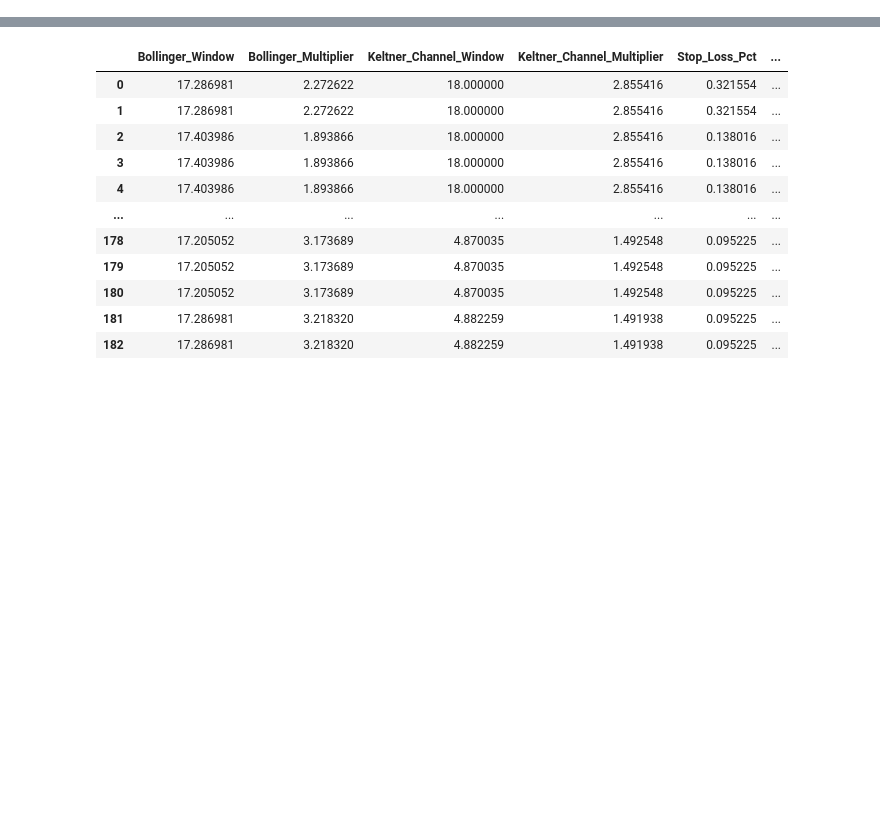
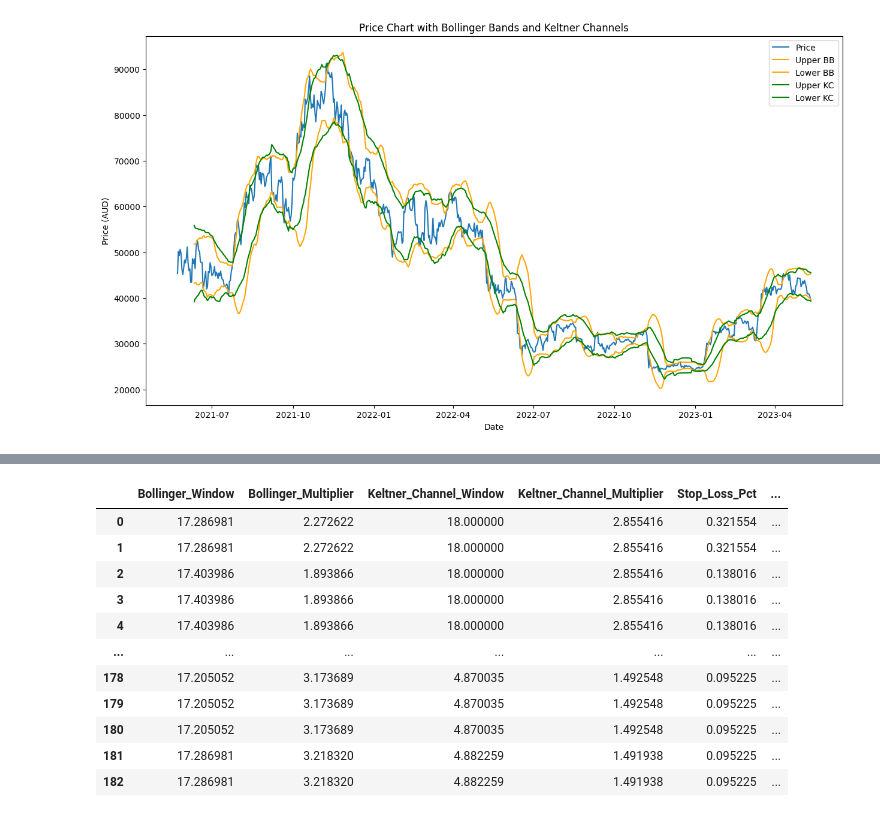
Before and after one commit to ophixus/CITS4404-project, a Jupyter notebook: NSGA-II with Strategy.ipynb, the cells around one changed output, grey strips where cells are left out. Saved outputs shown, nothing was run; the diff lists cells and outputs as text; code cells hidden in the pictures; blank space fills up the shorter version.

```diff
--- a/NSGA-II with Strategy.ipynb
+++ b/NSGA-II with Strategy.ipynb
@@ -193,0 +230,26 @@ Total Return: 52.47'
+# %%
+# create the figure and axis objects
+fig, ax = plt.subplots(figsize=(15, 8))
+
+# plot the price data
+ax.plot(df.index, df['close'], label='Price')
+
+# plot the Bollinger Bands and Keltner Channels
+ax.plot(df.index, df['upper_BB'], label='Upper BB', color='orange')
+ax.plot(df.index, df['lower_BB'], label='Lower BB', color='orange')
+ax.plot(df.index, df['upper_KC'], label='Upper KC', color='green')
+ax.plot(df.index, df['lower_KC'], label='Lower KC', color='green')
+
+# set the title and labels
+ax.set_title('Price Chart with Bollinger Bands and Keltner Channels')
+ax.set_xlabel('Date')
+ax.set_ylabel('Price (AUD)')
+
+# add a legend
+ax.legend()
+
+# display the plot
+plt.savefig('Price Chart with Bollinger Bands and Keltner Channels.png', dpi=300, bbox_inches='tight')
+plt.show()
+# %% [output]
+[figure, added]
```
Also changed, not shown: parts of 4 cells of this notebook.
